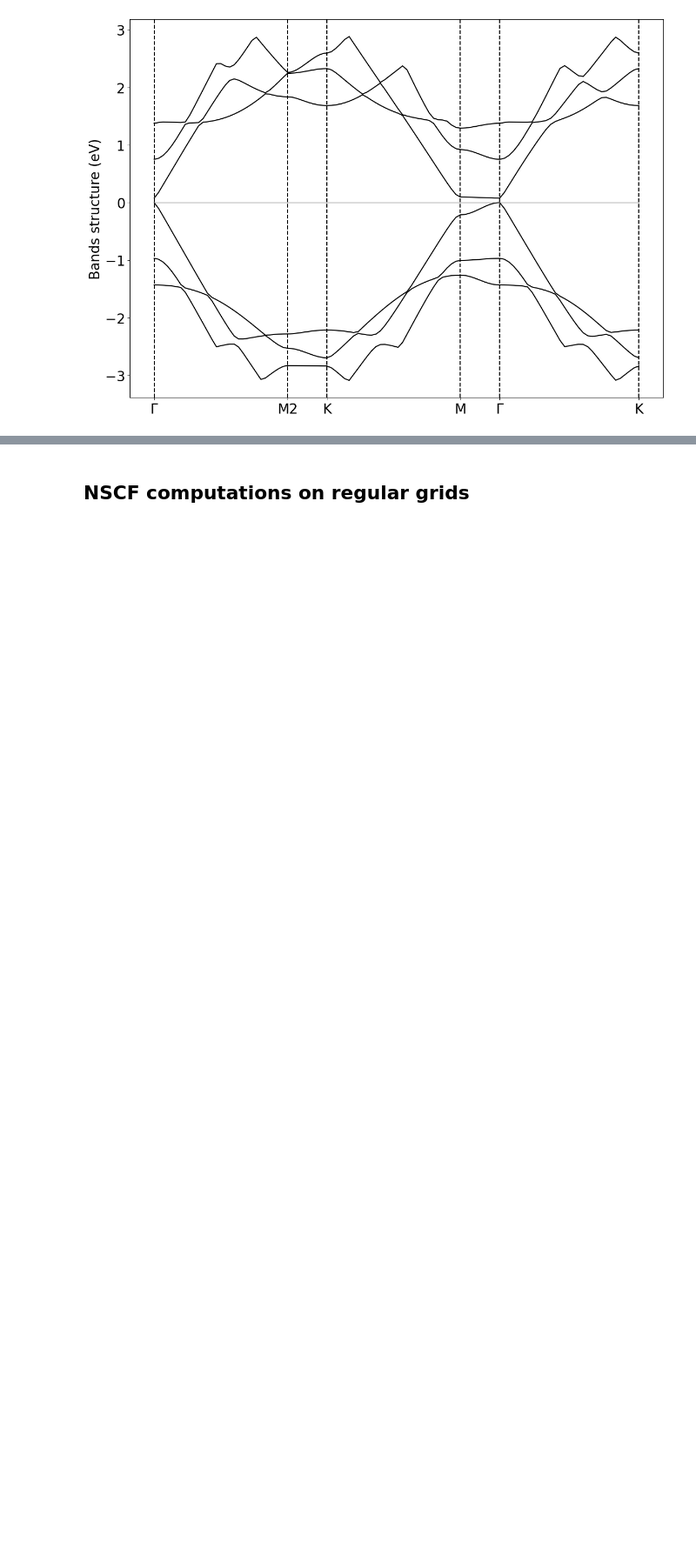
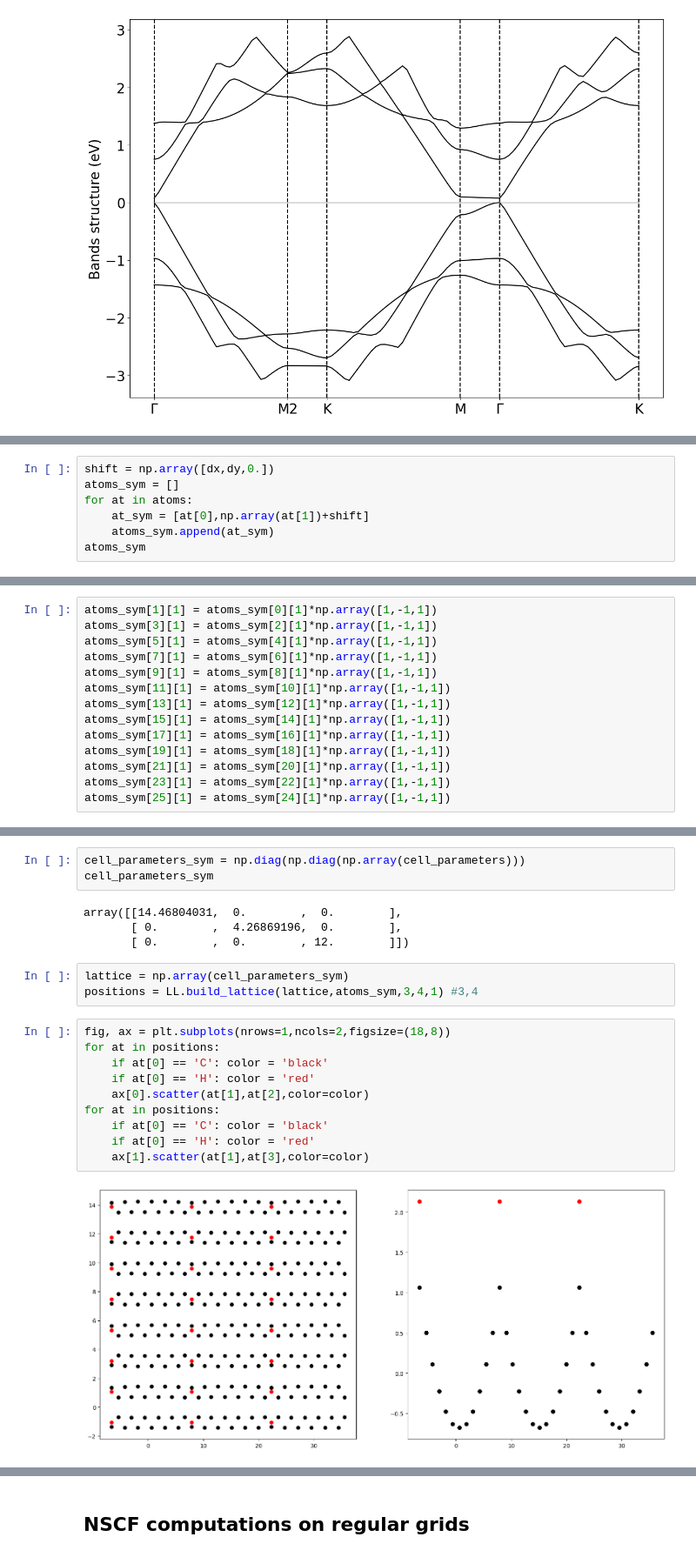
Before and after one commit to marcodalessandro76/AGSL5, a Jupyter notebook: n_6/DFT_Analysis.ipynb, the cells around one changed output, grey strips where cells are left out. Shown at 87% size. Cells and saved outputs as stored; diff of their text form; blank space fills up the shorter version.

```diff
--- a/n_6/DFT_Analysis.ipynb
+++ b/n_6/DFT_Analysis.ipynb
@@ -360,0 +423,7 @@ ax.tick_params(axis='both', which='major', labelsize=label_size)
+# %%
+shift = np.array([dx,dy,0.])
+atoms_sym = []
+for at in atoms:
+    at_sym = [at[0],np.array(at[1])+shift]
+    atoms_sym.append(at_sym)
+atoms_sym
@@ -360,0 +448,14 @@ ax.tick_params(axis='both', which='major', labelsize=label_size)
+# %%
+atoms_sym[1][1] = atoms_sym[0][1]*np.array([1,-1,1])
+atoms_sym[3][1] = atoms_sym[2][1]*np.array([1,-1,1])
+atoms_sym[5][1] = atoms_sym[4][1]*np.array([1,-1,1])
+atoms_sym[7][1] = atoms_sym[6][1]*np.array([1,-1,1])
+atoms_sym[9][1] = atoms_sym[8][1]*np.array([1,-1,1])
+atoms_sym[11][1] = atoms_sym[10][1]*np.array([1,-1,1])
+atoms_sym[13][1] = atoms_sym[12][1]*np.array([1,-1,1])
+atoms_sym[15][1] = atoms_sym[14][1]*np.array([1,-1,1])
+atoms_sym[17][1] = atoms_sym[16][1]*np.array([1,-1,1])
+atoms_sym[19][1] = atoms_sym[18][1]*np.array([1,-1,1])
+atoms_sym[21][1] = atoms_sym[20][1]*np.array([1,-1,1])
+atoms_sym[23][1] = atoms_sym[22][1]*np.array([1,-1,1])
+atoms_sym[25][1] = atoms_sym[24][1]*np.array([1,-1,1])
@@ -360,0 +482,22 @@ ax.tick_params(axis='both', which='major', labelsize=label_size)
+# %%
+cell_parameters_sym = np.diag(np.diag(np.array(cell_parameters)))
+cell_parameters_sym
+# %% [output]
+array([[14.46804031,  0.        ,  0.        ],
+       [ 0.        ,  4.26869196,  0.        ],
+       [ 0.        ,  0.        , 12.        ]])
+# %%
+lattice = np.array(cell_parameters_sym)
+positions = LL.build_lattice(lattice,atoms_sym,3,4,1) #3,4
+# %%
+fig, ax = plt.subplots(nrows=1,ncols=2,figsize=(18,8))
+for at in positions:
+    if at[0] == 'C': color = 'black'
+    if at[0] == 'H': color = 'red'
+    ax[0].scatter(at[1],at[2],color=color)
+for at in positions:
+    if at[0] == 'C': color = 'black'
+    if at[0] == 'H': color = 'red'
+    ax[1].scatter(at[1],at[3],color=color)
+# %% [output]
+[figure, added]
```
Also changed, not shown: parts of 37 cells of this notebook, 2 other files.
